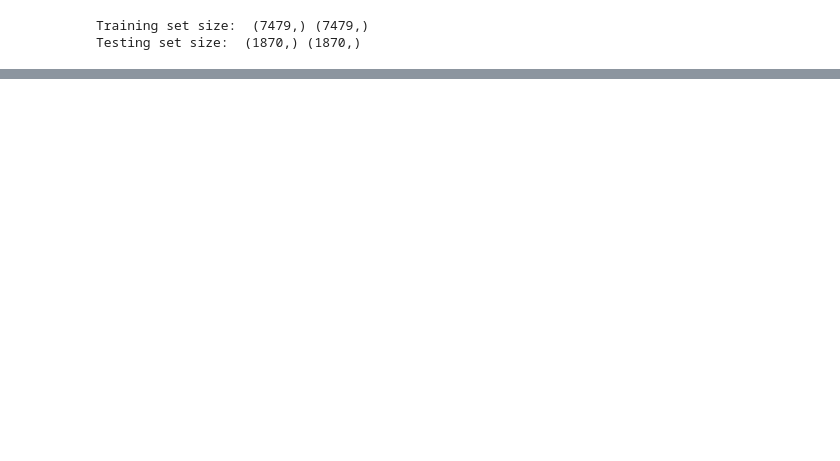
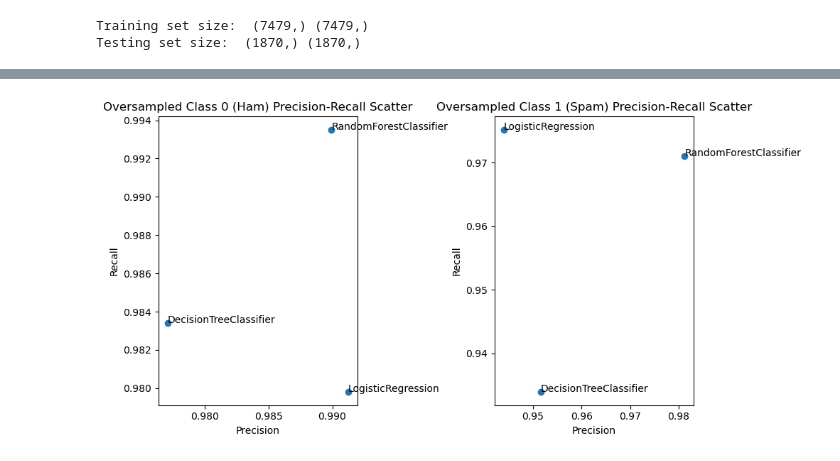
Before and after one commit to SamSchultz-bit/project-4-team-2, a Jupyter notebook: model_optimized.ipynb, the cells around one changed output, grey strips where cells are left out. Saved outputs shown, nothing was run; the diff lists cells and outputs as text; code cells hidden in the pictures; blank space fills up the shorter version.

```diff
--- a/model_optimized.ipynb
+++ b/model_optimized.ipynb
@@ -195,0 +288,19 @@ array([[  2,   0,   0, ...,   0,   0,  37],
+# %%
+os_models = [
+    RandomForestClassifier(),
+    LogisticRegression(solver="lbfgs"),
+    DecisionTreeClassifier()
+]
+# Run oversampled models and get the confusion matrices along with their names
+oversampled_matrices = []
+oversampled_model_names = []
+oversampled_classification_reports = []  # To store classification reports
+for os_model in os_models:
+    matrix = oversampled_models(os_model, X_over, X_test_prepared, y_over, y_test)
+    oversampled_matrices.append(matrix)
+    oversampled_model_names.append(type(os_model).__name__)  # Get model names
+    report = classification_report(y_test, os_model.predict(X_test_prepared), output_dict=True)
+    oversampled_classification_reports.append(report)  # Store classification reports
+
+for matrix, name in zip(oversampled_matrices, oversampled_model_names):
+    plot_confusion_matrix(matrix, name)
@@ -195,0 +318,30 @@ array([[  2,   0,   0, ...,   0,   0,  37],
+# %%
+# Extract precision and recall for each class from oversampled classification reports
+os_class_0_precision_recall = [(report['0']['precision'], report['0']['recall']) for report in oversampled_classification_reports]
+os_class_1_precision_recall = [(report['1']['precision'], report['1']['recall']) for report in oversampled_classification_reports]
+
+# Create scatter plots for precision-recall values for oversampled models for both classes
+plt.figure(figsize=(10, 5))
+
+# Scatter plot for oversampled class 0 (Ham)
+plt.subplot(1, 2, 1)
+plt.scatter([pair[0] for pair in os_class_0_precision_recall], [pair[1] for pair in os_class_0_precision_recall], marker='o')
+plt.xlabel('Precision')
+plt.ylabel('Recall')
+plt.title('Oversampled Class 0 (Ham) Precision-Recall Scatter')
+for i, txt in enumerate(oversampled_model_names):
+    plt.annotate(txt, (os_class_0_precision_recall[i][0], os_class_0_precision_recall[i][1]))
+
+# Scatter plot for oversampled class 1 (Spam)
+plt.subplot(1, 2, 2)
+plt.scatter([pair[0] for pair in os_class_1_precision_recall], [pair[1] for pair in os_class_1_precision_recall], marker='o')
+plt.xlabel('Precision')
+plt.ylabel('Recall')
+plt.title('Oversampled Class 1 (Spam) Precision-Recall Scatter')
+for i, txt in enumerate(oversampled_model_names):
+    plt.annotate(txt, (os_class_1_precision_recall[i][0], os_class_1_precision_recall[i][1]))
+
+plt.tight_layout()
+plt.show()
+# %% [output]
+[figure, added]
```
Also changed, not shown: parts of 36 cells of this notebook.
